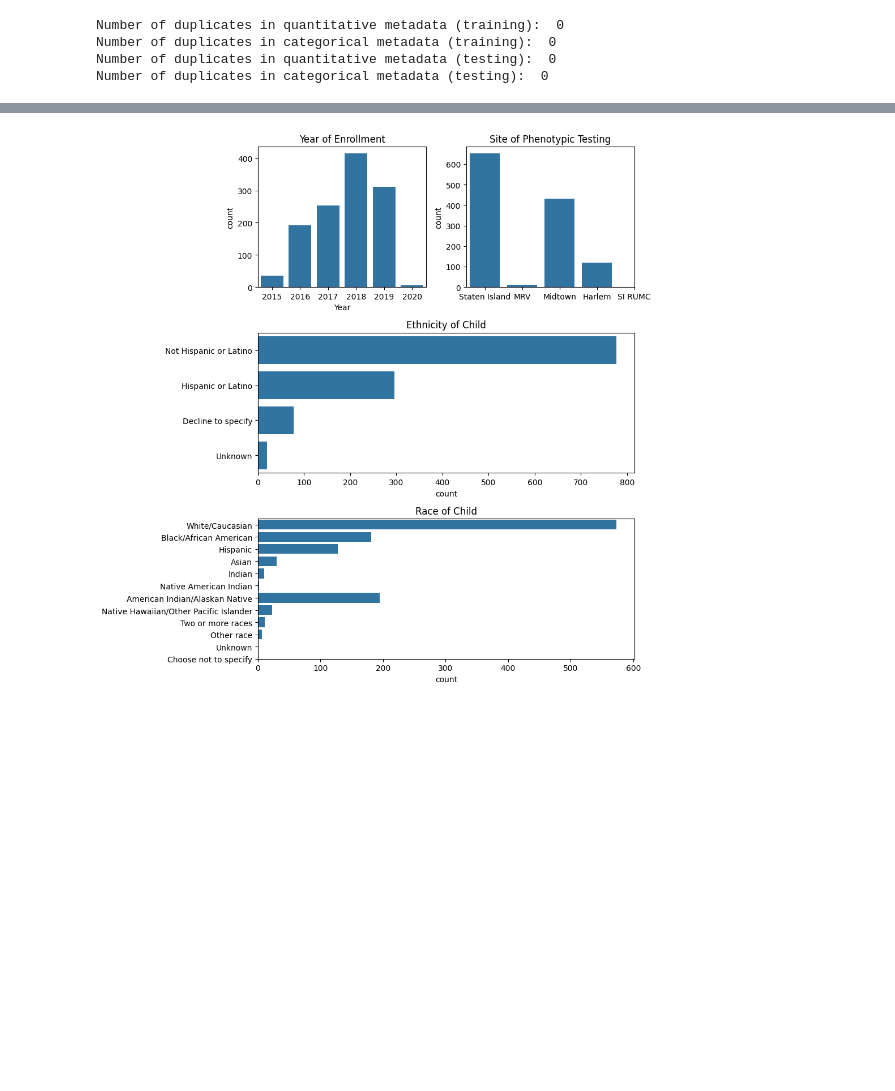
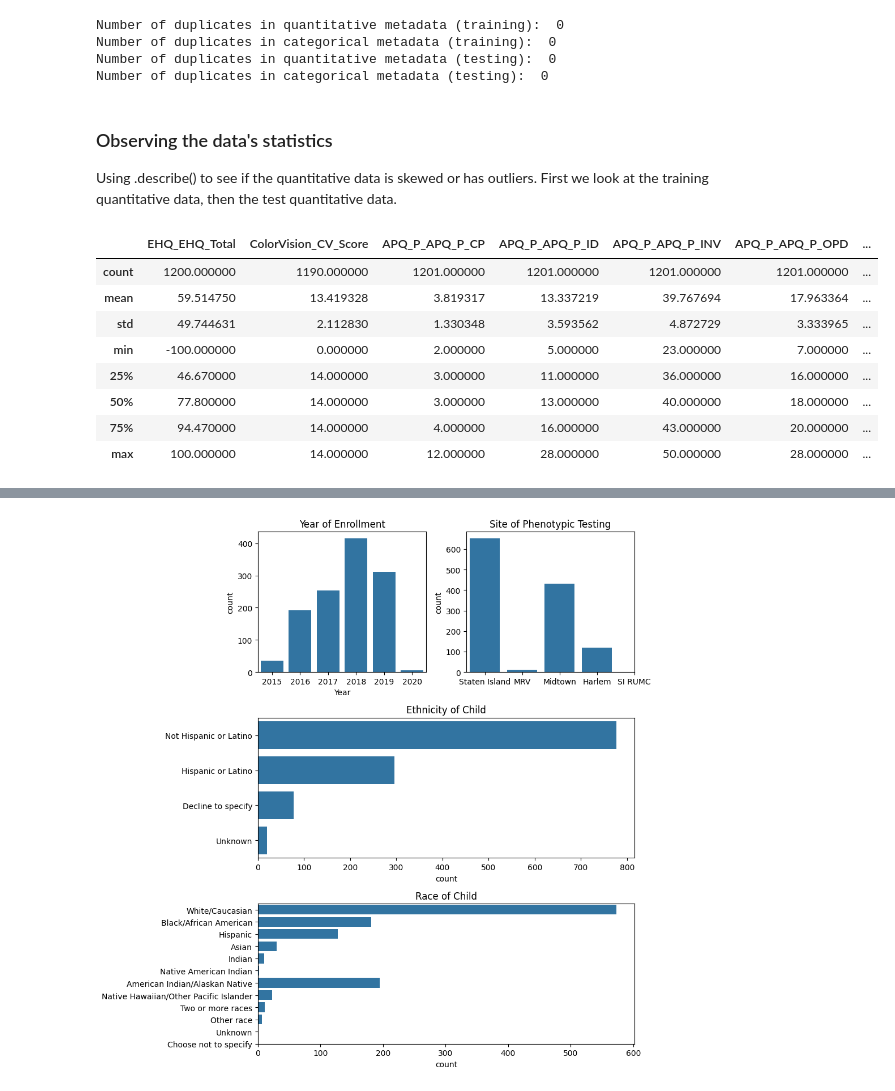
Before and after one commit to wendycarv/adhdDiagnosis, a Jupyter notebook: notebook.ipynb, the cells around one changed output, grey strips where cells are left out. Cells and saved outputs as stored; diff of their text form; code cells hidden in the pictures; blank space fills up the shorter version.

Commit message:
Add files via upload
added more statistical description of the data

```diff
--- a/notebook.ipynb
+++ b/notebook.ipynb
@@ -222,3 +222,18 @@ Number of duplicates in quantitative metadata (training):  0
 Number of duplicates in categorical metadata (training):  0
 Number of duplicates in quantitative metadata (testing):  0
 Number of duplicates in categorical metadata (testing):  0
+# %% [markdown]
+### Observing the data's statistics
+Using .describe() to see if the quantitative data is skewed or has outliers. First we look at the training quantitative data, then the test quantitative data.
+# %%
+quantitative_df.describe()
+# %% [output]
+|  | EHQ_EHQ_Total | ColorVision_CV_Score | APQ_P_APQ_P_CP | APQ_P_APQ_P_ID | APQ_P_APQ_P_INV | APQ_P_APQ_P_OPD | ... |
+| count | 1200.000000 | 1190.000000 | 1201.000000 | 1201.000000 | 1201.000000 | 1201.000000 | ... |
+| mean | 59.514750 | 13.419328 | 3.819317 | 13.337219 | 39.767694 | 17.963364 | ... |
+| std | 49.744631 | 2.112830 | 1.330348 | 3.593562 | 4.872729 | 3.333965 | ... |
+| min | -100.000000 | 0.000000 | 2.000000 | 5.000000 | 23.000000 | 7.000000 | ... |
+| 25% | 46.670000 | 14.000000 | 3.000000 | 11.000000 | 36.000000 | 16.000000 | ... |
+| 50% | 77.800000 | 14.000000 | 3.000000 | 13.000000 | 40.000000 | 18.000000 | ... |
+| 75% | 94.470000 | 14.000000 | 4.000000 | 16.000000 | 43.000000 | 20.000000 | ... |
+| max | 100.000000 | 14.000000 | 12.000000 | 28.000000 | 50.000000 | 28.000000 | ... |
```
Also changed, not shown: parts of 2 cells of this notebook.
